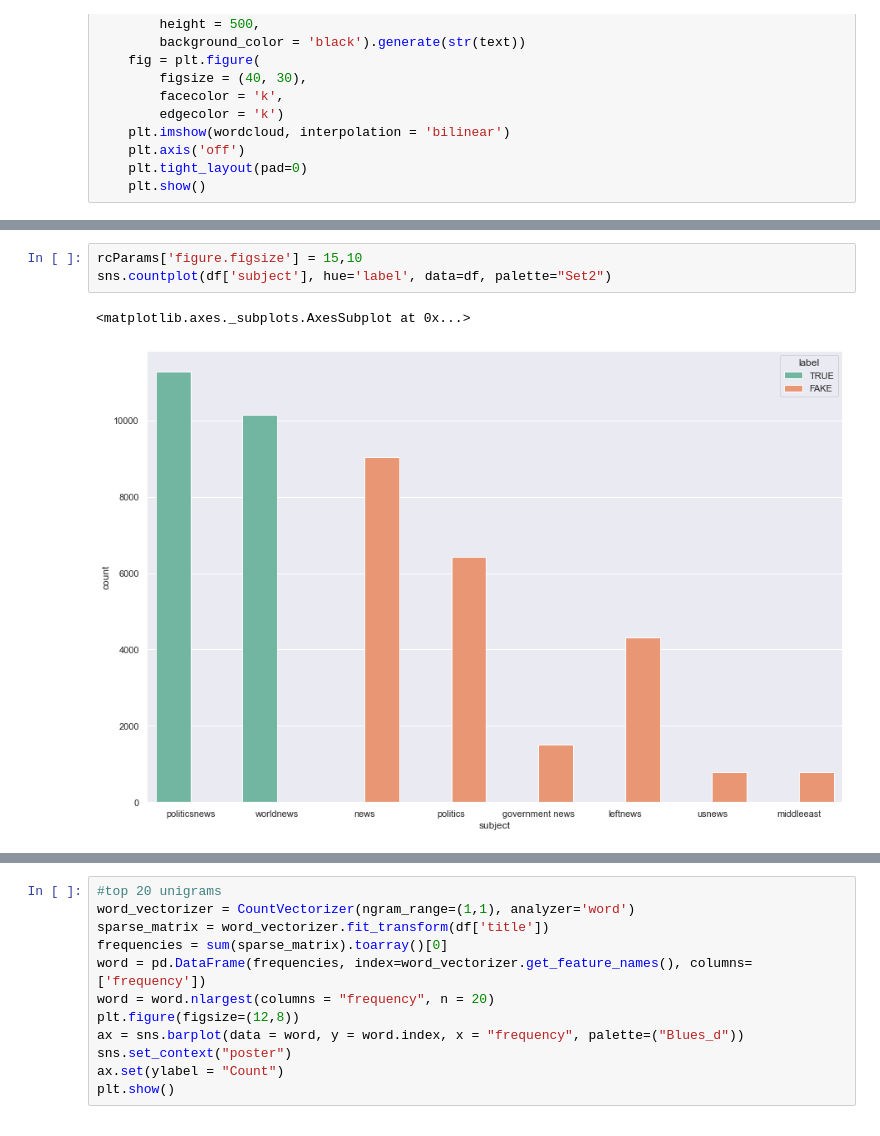
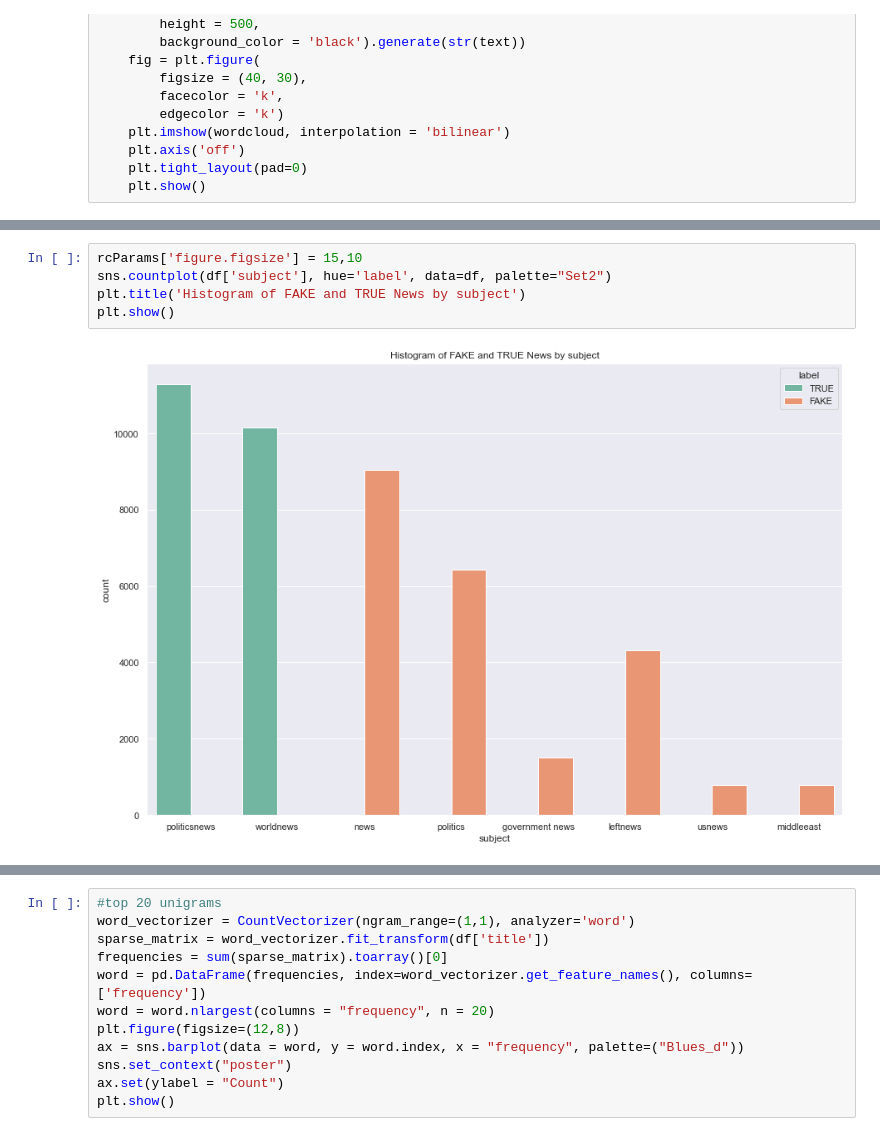
Before and after one commit to islamnusrat/Capstone_2_Fake_News_Detection, a Jupyter notebook: Exploratory_Data_Analysis.ipynb, the cells around one changed output, grey strips where cells are left out. Drawn from its saved outputs; the diff is of its cells as text.

```diff
--- a/Exploratory_Data_Analysis.ipynb
+++ b/Exploratory_Data_Analysis.ipynb
@@ -89,9 +85,10 @@ plt.show()
 # %%
 rcParams['figure.figsize'] = 15,10
 sns.countplot(df['subject'], hue='label', data=df, palette="Set2")
+plt.title('Histogram of FAKE and TRUE News by subject')
+plt.show()
 # %% [output]
-<matplotlib.axes._subplots.AxesSubplot at 0x...>
-[figure, old version]
+[figure, new version]
 # %%
 slices = df.subject.value_counts().to_list()
 label = df.subject.unique()
```
Also changed, not shown: parts of 6 cells of this notebook.
